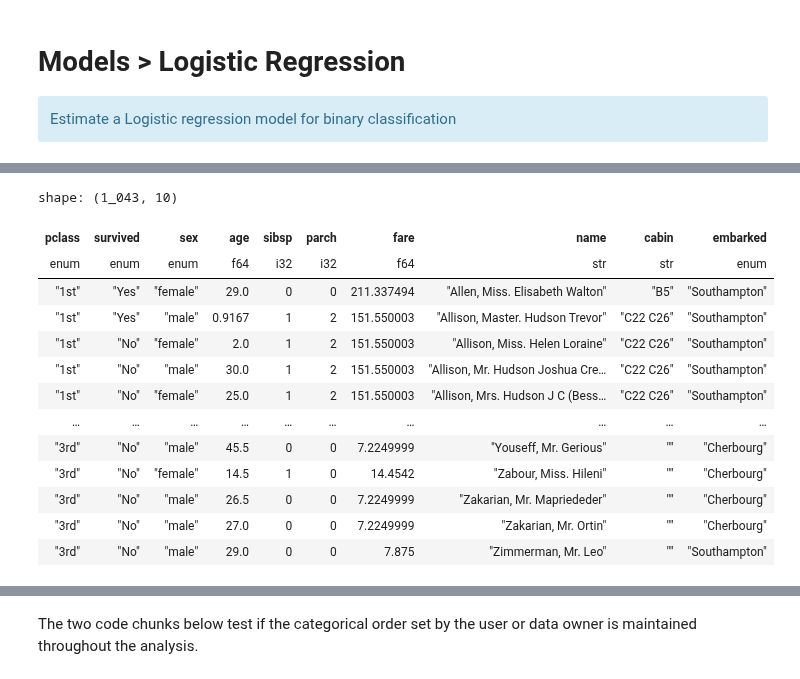
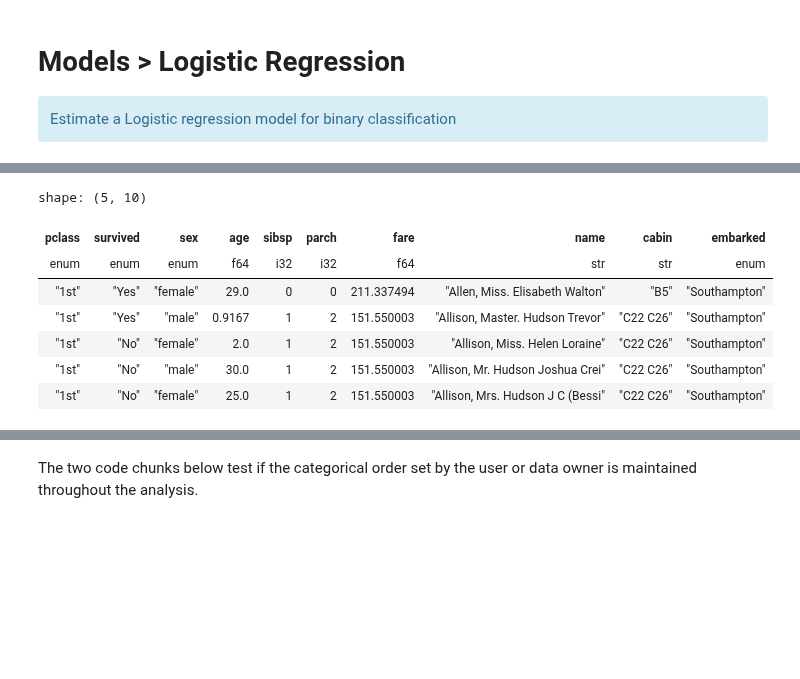
Before and after one commit to radiant-ai-hub/pyrsm, a Jupyter notebook: examples/model/model-logistic-regression.ipynb, the cells around one changed output, grey strips where cells are left out. Drawn from its saved outputs; the diff is of its cells as text; code cells hidden in the pictures; blank space fills up the shorter version.

```diff
--- a/examples/model/model-logistic-regression.ipynb
+++ b/examples/model/model-logistic-regression.ipynb
@@ -36,23 +36,17 @@ The odds-ratios from the logistic regression can be interpreted as follows:
 # %%
 titanic = pl.read_parquet(
     "https://github.com/radiant-ai-hub/pyrsm/raw/refs/heads/main/examples/data/data/titanic.parquet"
 )
-titanic
+titanic.head()
 # %% [output]
-shape: (1_043, 10)
+shape: (5, 10)
 | pclass | survived | sex | age | sibsp | parch | fare | name | cabin | embarked |
 | enum | enum | enum | f64 | i32 | i32 | f64 | str | str | enum |
 | "1st" | "Yes" | "female" | 29.0 | 0 | 0 | 211.337494 | "Allen, Miss. Elisabeth Walton" | "B5" | "Southampton" |
 | "1st" | "Yes" | "male" | 0.9167 | 1 | 2 | 151.550003 | "Allison, Master. Hudson Trevor" | "C22 C26" | "Southampton" |
 | "1st" | "No" | "female" | 2.0 | 1 | 2 | 151.550003 | "Allison, Miss. Helen Loraine" | "C22 C26" | "Southampton" |
-| "1st" | "No" | "male" | 30.0 | 1 | 2 | 151.550003 | "Allison, Mr. Hudson Joshua Cre… | "C22 C26" | "Southampton" |
-| "1st" | "No" | "female" | 25.0 | 1 | 2 | 151.550003 | "Allison, Mrs. Hudson J C (Bess… | "C22 C26" | "Southampton" |
-| … | … | … | … | … | … | … | … | … | … |
-| "3rd" | "No" | "male" | 45.5 | 0 | 0 | 7.2249999 | "Youseff, Mr. Gerious" | "" | "Cherbourg" |
-| "3rd" | "No" | "female" | 14.5 | 1 | 0 | 14.4542 | "Zabour, Miss. Hileni" | "" | "Cherbourg" |
-| "3rd" | "No" | "male" | 26.5 | 0 | 0 | 7.2249999 | "Zakarian, Mr. Mapriededer" | "" | "Cherbourg" |
-| "3rd" | "No" | "male" | 27.0 | 0 | 0 | 7.2249999 | "Zakarian, Mr. Ortin" | "" | "Cherbourg" |
-| "3rd" | "No" | "male" | 29.0 | 0 | 0 | 7.875 | "Zimmerman, Mr. Leo" | "" | "Southampton" |
+| "1st" | "No" | "male" | 30.0 | 1 | 2 | 151.550003 | "Allison, Mr. Hudson Joshua Crei" | "C22 C26" | "Southampton" |
+| "1st" | "No" | "female" | 25.0 | 1 | 2 | 151.550003 | "Allison, Mrs. Hudson J C (Bessi" | "C22 C26" | "Southampton" |
 # %%
 rsm.md(
     "https://raw.githubusercontent.com/radiant-ai-hub/pyrsm/refs/heads/main/examples/data/data/titanic_description.md"
```
Also changed, not shown: parts of 6 cells of this notebook, 2 other files.
